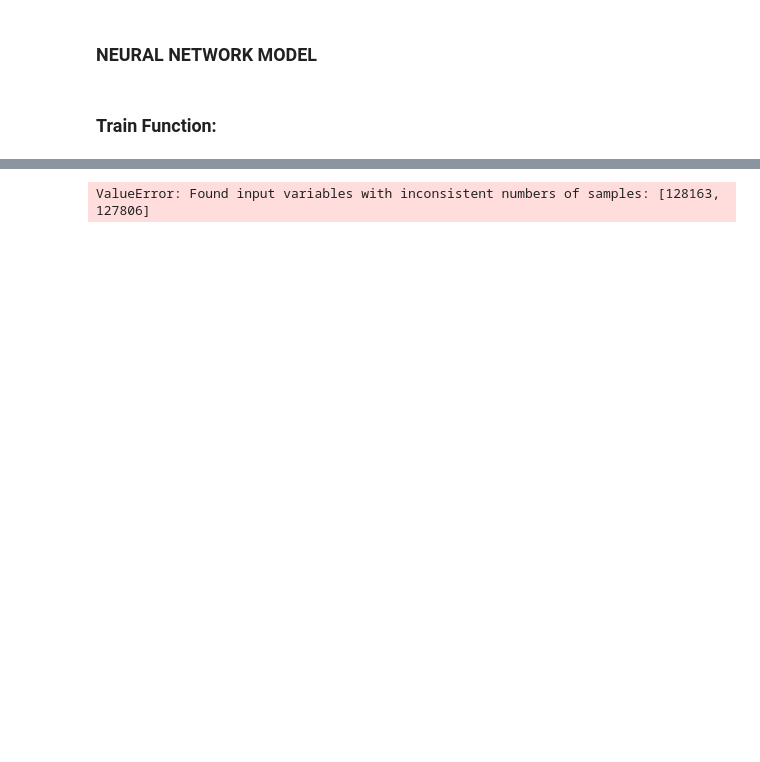
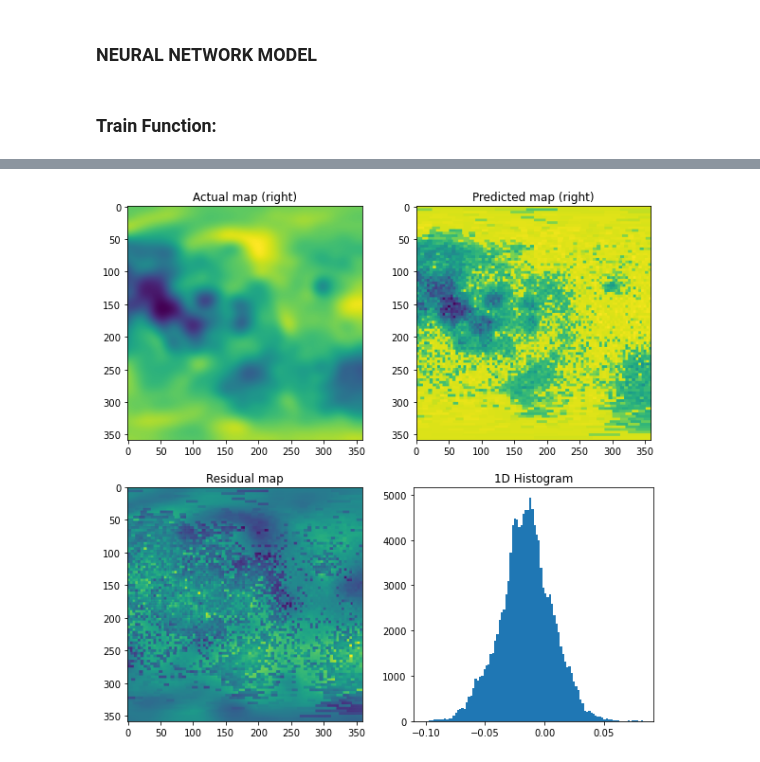
Before and after one commit to g0kul6/Albedo_Task_ML4SCi, a Jupyter notebook: lunar_albedo.ipynb, the cells around one changed output, grey strips where cells are left out. Saved outputs shown, nothing was run; the diff lists cells and outputs as text; code cells hidden in the pictures; blank space fills up the shorter version.

```diff
--- a/lunar_albedo.ipynb
+++ b/lunar_albedo.ipynb
@@ -255,21 +299,19 @@ RMSE Loss on right half : 0.024136992791407005
-# %%
-print("R2 score:",r2_score(right_truth.flatten(),right_predicted))
-# %% [output]
-ValueError: Found input variables with inconsistent numbers of samples: [128163, 127806]
 # %%
 ffig, faxes = plt.subplots(2, 2, figsize=(10, 10))
-faxes[0, 0].imshow(right_truth)
+faxes[0, 0].imshow(np.reshape(right_truth,(359,360)))
 faxes[0, 0].set_title("Actual map (right)")
 faxes[0, 0].grid(False)
 
-faxes[0, 1].imshow(right_predicted)
+faxes[0, 1].imshow(np.reshape(right_predicted,(359,360)))
 faxes[0, 1].set_title("Predicted map (right)")
 faxes[0, 1].grid(False)
 
-faxes[1, 0].imshow(residual)
+faxes[1, 0].imshow(np.reshape(residual,(359,360)))
 faxes[1, 0].set_title("Residual map")
 faxes[1, 0].grid(False)
 
-faxes[1, 1].hist(residual.flatten(), bins=100)
+faxes[1, 1].hist(residual, bins=100)
 faxes[1, 1].set_title("1D Histogram")
 faxes[1, 1].grid(False)
+# %% [output]
+[figure, added]
```
Also changed, not shown: parts of 14 cells of this notebook, 7 other files.
